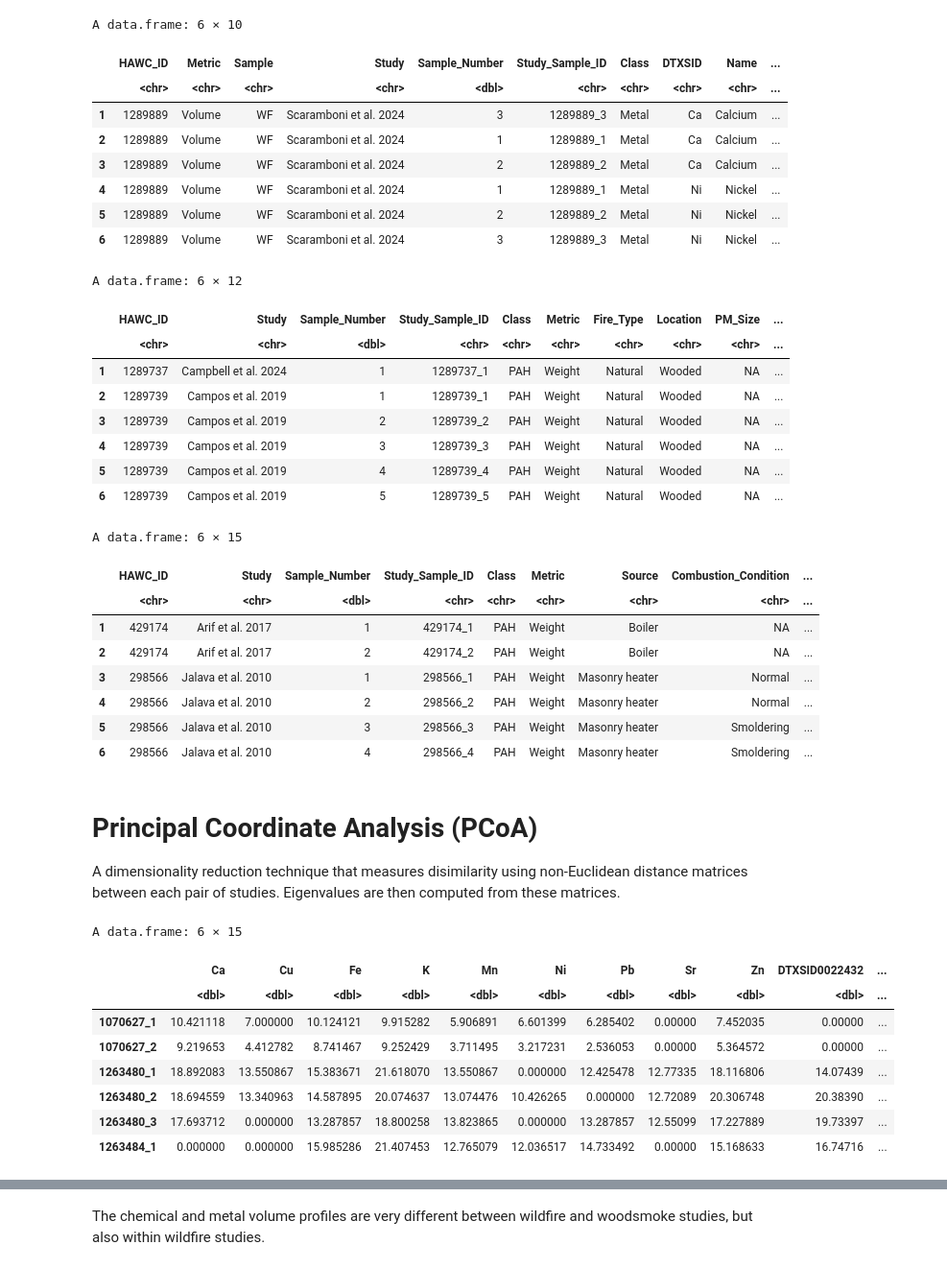
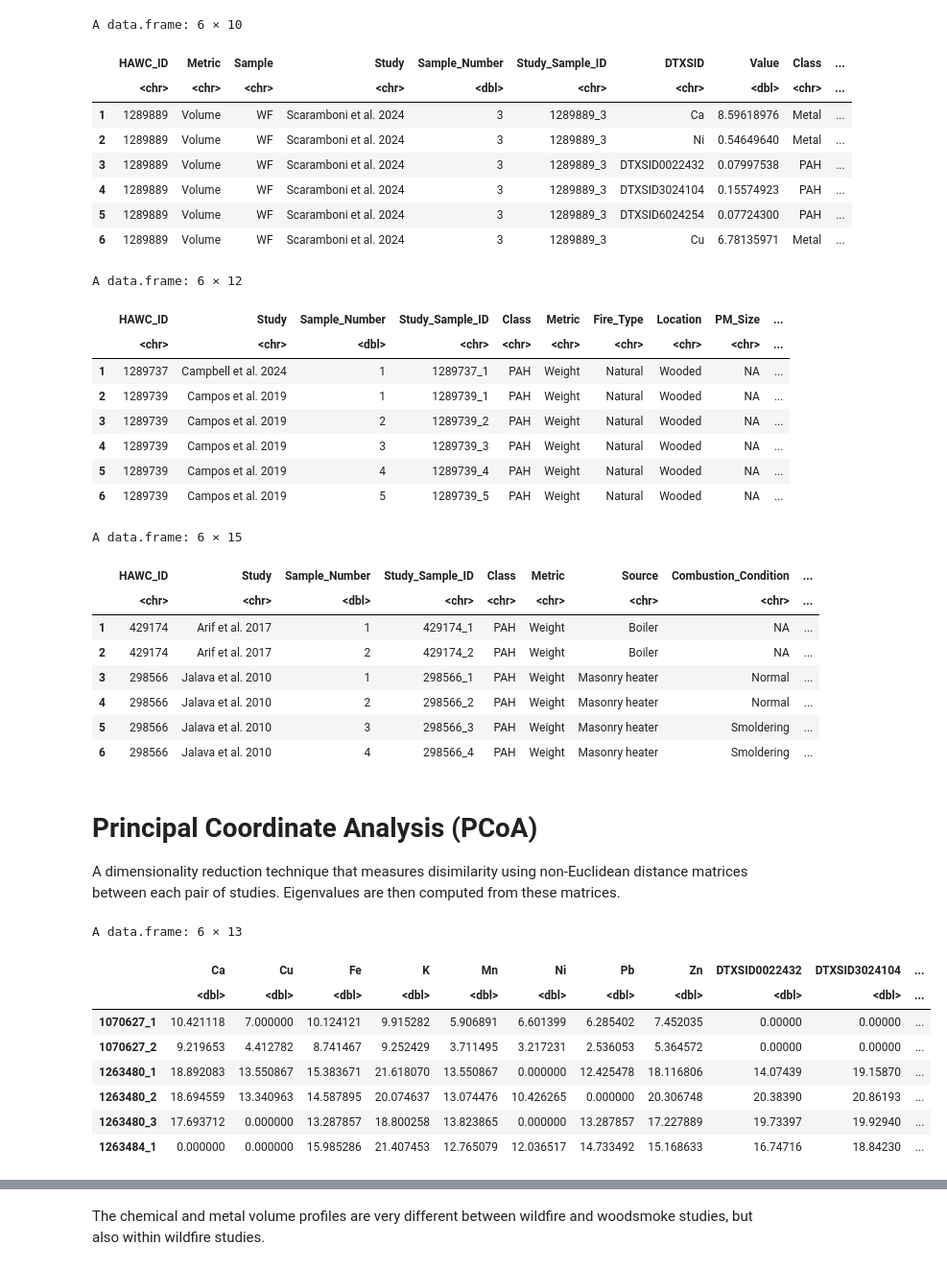
Before and after one commit to UNC-CEMALB/P1015.-Wildfire_Suffcient_Similiarity, a Jupyter notebook: 2. Cluster Analysis/PCoA.ipynb, the cells around one changed output, grey strips where cells are left out. Shown at 96% size. Saved outputs shown, nothing was run; the diff lists cells and outputs as text; code cells hidden in the pictures.

```diff
--- a/2. Cluster Analysis/PCoA.ipynb
+++ b/2. Cluster Analysis/PCoA.ipynb
@@ -1,6 +1,6 @@
 # %%
 Output = '/Users/alexis/Library/CloudStorage/OneDrive-UniversityofNorthCarolinaatChapelHill/CEMALB_DataAnalysisPM/Projects/P1015. Fire Sufficient Similarity/P1015.3. Analyses/P1015.3.3. Cluster Analysis/Output'
-cur_date = '020926'
+cur_date = '022826'
 
 library(readxl)
 library(tidyverse)
@@ -9,7 +9,10 @@ library(vegan)
 library(ecodist)
 
 # reading in files
-full_df = data.frame(read_excel("Input/Processed_Data_020226.xlsx"))
+full_df = data.frame(read_excel("Input/Processed_Data_022826.xlsx")) %>%
+    # removing records that weren't measured
+    filter(Value2 == 'Present') %>%
+    select(-Value2)
 wf_info_df = data.frame(read_excel("Input/Study_Info_WF_012226.xlsx", sheet = 2))[,1:12]
 ws_info_df = data.frame(read_excel("Input/Study_Info_WS_012226.xlsx", sheet = 2))[,1:15]
 ws_info_df$HAWC_ID = as.character(ws_info_df$HAWC_ID)
@@ -19,14 +40,14 @@ head(wf_info_df)
 head(ws_info_df)
 # %% [output]
 A data.frame: 6 × 10
-|  | HAWC_ID | Metric | Sample | Study | Sample_Number | Study_Sample_ID | Class | DTXSID | Name | ... |
-|  | <chr> | <chr> | <chr> | <chr> | <dbl> | <chr> | <chr> | <chr> | <chr> | ... |
-| 1 | 1289889 | Volume | WF | Scaramboni et al. 2024 | 3 | 1289889_3 | Metal | Ca | Calcium | ... |
-| 2 | 1289889 | Volume | WF | Scaramboni et al. 2024 | 1 | 1289889_1 | Metal | Ca | Calcium | ... |
-| 3 | 1289889 | Volume | WF | Scaramboni et al. 2024 | 2 | 1289889_2 | Metal | Ca | Calcium | ... |
-| 4 | 1289889 | Volume | WF | Scaramboni et al. 2024 | 1 | 1289889_1 | Metal | Ni | Nickel | ... |
-| 5 | 1289889 | Volume | WF | Scaramboni et al. 2024 | 2 | 1289889_2 | Metal | Ni | Nickel | ... |
-| 6 | 1289889 | Volume | WF | Scaramboni et al. 2024 | 3 | 1289889_3 | Metal | Ni | Nickel | ... |
+|  | HAWC_ID | Metric | Sample | Study | Sample_Number | Study_Sample_ID | DTXSID | Value | Class | ... |
+|  | <chr> | <chr> | <chr> | <chr> | <dbl> | <chr> | <chr> | <dbl> | <chr> | ... |
+| 1 | 1289889 | Volume | WF | Scaramboni et al. 2024 | 3 | 1289889_3 | Ca | 8.59618976 | Metal | ... |
+| 2 | 1289889 | Volume | WF | Scaramboni et al. 2024 | 3 | 1289889_3 | Ni | 0.54649640 | Metal | ... |
+| 3 | 1289889 | Volume | WF | Scaramboni et al. 2024 | 3 | 1289889_3 | DTXSID0022432 | 0.07997538 | PAH | ... |
+| 4 | 1289889 | Volume | WF | Scaramboni et al. 2024 | 3 | 1289889_3 | DTXSID3024104 | 0.15574923 | PAH | ... |
+| 5 | 1289889 | Volume | WF | Scaramboni et al. 2024 | 3 | 1289889_3 | DTXSID6024254 | 0.07724300 | PAH | ... |
+| 6 | 1289889 | Volume | WF | Scaramboni et al. 2024 | 3 | 1289889_3 | Cu | 6.78135971 | Metal | ... |
 A data.frame: 6 × 12
 |  | HAWC_ID | Study | Sample_Number | Study_Sample_ID | Class | Metric | Fire_Type | Location | PM_Size | ... |
 |  | <chr> | <chr> | <dbl> | <chr> | <chr> | <chr> | <chr> | <chr> | <chr> | ... |
@@ -60,31 +81,31 @@ weight_df = metric_split[[2]]
 # %%
 # wide matrix: samples x constituents
 wide_vol_df = vol_df %>%
     group_by(Study_Sample_ID, DTXSID) %>%
     summarize(Value = mean(Value, na.rm = TRUE), .groups = "drop") %>%
     pivot_wider(names_from = DTXSID, values_from = Value) %>%
     column_to_rownames('Study_Sample_ID')
 wide_weight_df = weight_df %>%
     group_by(Study_Sample_ID, DTXSID) %>%
     summarize(Value = mean(Value, na.rm = TRUE), .groups = "drop") %>%
     pivot_wider(names_from = DTXSID, values_from = Value) %>%
     column_to_rownames('Study_Sample_ID')
 
 # Missing-by-design: treat as 0 for Bray–Curtis (no imputation beyond "not observed")
-wide_vol_df[is.na(wide_vol_df)] <- 0
-wide_weight_df[is.na(wide_weight_df)] <- 0
+wide_vol_df[is.na(wide_vol_df)] = 0
+wide_weight_df[is.na(wide_weight_df)] = 0
 
 head(wide_vol_df)
 # %% [output]
-A data.frame: 6 × 15
+A data.frame: 6 × 13
-|  | Ca | Cu | Fe | K | Mn | Ni | Pb | Sr | Zn | DTXSID0022432 | ... |
+|  | Ca | Cu | Fe | K | Mn | Ni | Pb | Zn | DTXSID0022432 | DTXSID3024104 | ... |
 |  | <dbl> | <dbl> | <dbl> | <dbl> | <dbl> | <dbl> | <dbl> | <dbl> | <dbl> | <dbl> | ... |
-| 1070627_1 | 10.421118 | 7.000000 | 10.124121 | 9.915282 | 5.906891 | 6.601399 | 6.285402 | 0.00000 | 7.452035 | 0.00000 | ... |
-| 1070627_2 | 9.219653 | 4.412782 | 8.741467 | 9.252429 | 3.711495 | 3.217231 | 2.536053 | 0.00000 | 5.364572 | 0.00000 | ... |
-| 1263480_1 | 18.892083 | 13.550867 | 15.383671 | 21.618070 | 13.550867 | 0.000000 | 12.425478 | 12.77335 | 18.116806 | 14.07439 | ... |
-| 1263480_2 | 18.694559 | 13.340963 | 14.587895 | 20.074637 | 13.074476 | 10.426265 | 0.000000 | 12.72089 | 20.306748 | 20.38390 | ... |
-| 1263480_3 | 17.693712 | 0.000000 | 13.287857 | 18.800258 | 13.823865 | 0.000000 | 13.287857 | 12.55099 | 17.227889 | 19.73397 | ... |
-| 1263484_1 | 0.000000 | 0.000000 | 15.985286 | 21.407453 | 12.765079 | 12.036517 | 14.733492 | 0.00000 | 15.168633 | 16.74716 | ... |
+| 1070627_1 | 10.421118 | 7.000000 | 10.124121 | 9.915282 | 5.906891 | 6.601399 | 6.285402 | 7.452035 | 0.00000 | 0.00000 | ... |
+| 1070627_2 | 9.219653 | 4.412782 | 8.741467 | 9.252429 | 3.711495 | 3.217231 | 2.536053 | 5.364572 | 0.00000 | 0.00000 | ... |
+| 1263480_1 | 18.892083 | 13.550867 | 15.383671 | 21.618070 | 13.550867 | 0.000000 | 12.425478 | 18.116806 | 14.07439 | 19.15870 | ... |
+| 1263480_2 | 18.694559 | 13.340963 | 14.587895 | 20.074637 | 13.074476 | 10.426265 | 0.000000 | 20.306748 | 20.38390 | 20.86193 | ... |
+| 1263480_3 | 17.693712 | 0.000000 | 13.287857 | 18.800258 | 13.823865 | 0.000000 | 13.287857 | 17.227889 | 19.73397 | 19.92940 | ... |
+| 1263484_1 | 0.000000 | 0.000000 | 15.985286 | 21.407453 | 12.765079 | 12.036517 | 14.733492 | 15.168633 | 16.74716 | 18.84230 | ... |
 # %%
 # setting seed for reproducibility
 set.seed(12)
```
Also changed, not shown: parts of 23 cells of this notebook.
